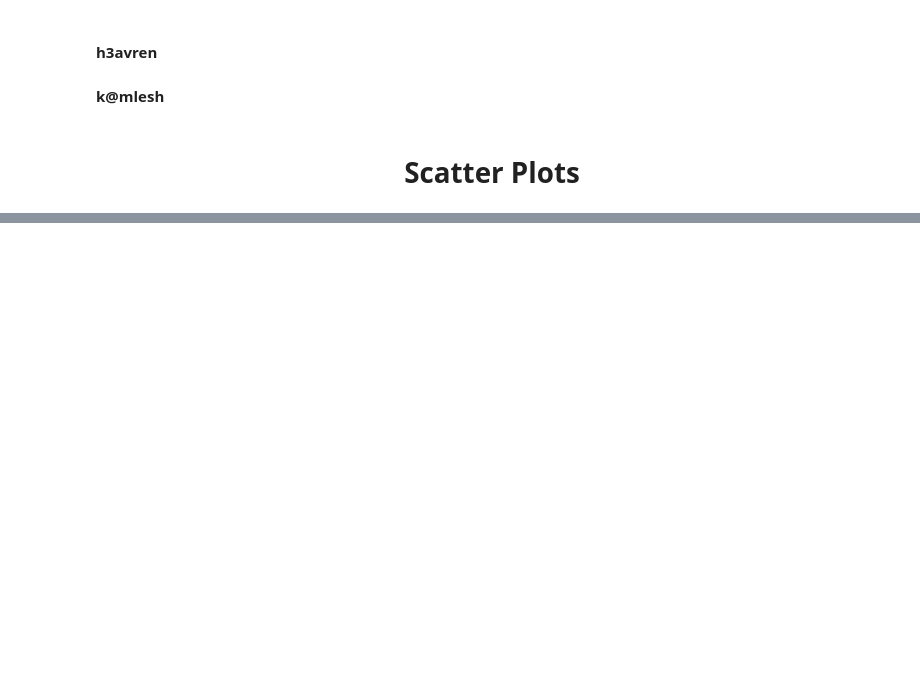
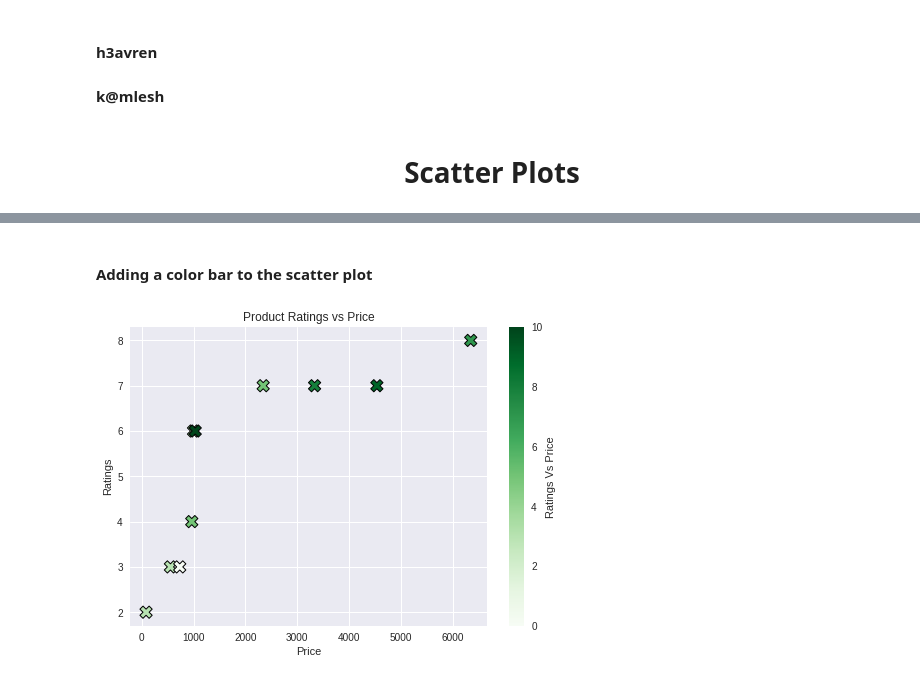
Before and after one commit to Ajay-Singh-Rana/practicing_python_basics, a Jupyter notebook: web/matplotlib/scatterPlots/scatterPlots.ipynb, the cells around one changed output, grey strips where cells are left out. Drawn from its saved outputs; the diff is of its cells as text; code cells hidden in the pictures; blank space fills up the shorter version.

```diff
--- a/web/matplotlib/scatterPlots/scatterPlots.ipynb
+++ b/web/matplotlib/scatterPlots/scatterPlots.ipynb
@@ -29,0 +81,25 @@ plt.scatter(price,ratings)
+# %% [markdown]
+#### Adding a color bar to the scatter plot
+# %%
+# adding a color bar to the scatter plot
+
+"""
+we use a colorbar to get more visually good looking and informative plots, these are a colorscale where the varying color of the markers are indicated as a comparision scale so obviously we need to provide different color values to each point
+"""
+
+# defining colors array for every point
+colors = np.array([4,5,8,9,3,7,0,3,5,10])    # this array is then passed on to the c attribute
+
+plt.scatter(price,ratings,s=150,c=colors,cmap="Greens",marker="X",edgecolor="black",linewidths=1)
+
+colorbar = plt.colorbar()
+colorbar.set_label('Ratings Vs Price')
+
+plt.title('Product Ratings vs Price')
+
+plt.xlabel('Price')
+plt.ylabel('Ratings')
+
+plt.show()
+# %% [output]
+[figure, added]
```
Also changed, not shown: parts of 15 cells of this notebook, 6 other files.
